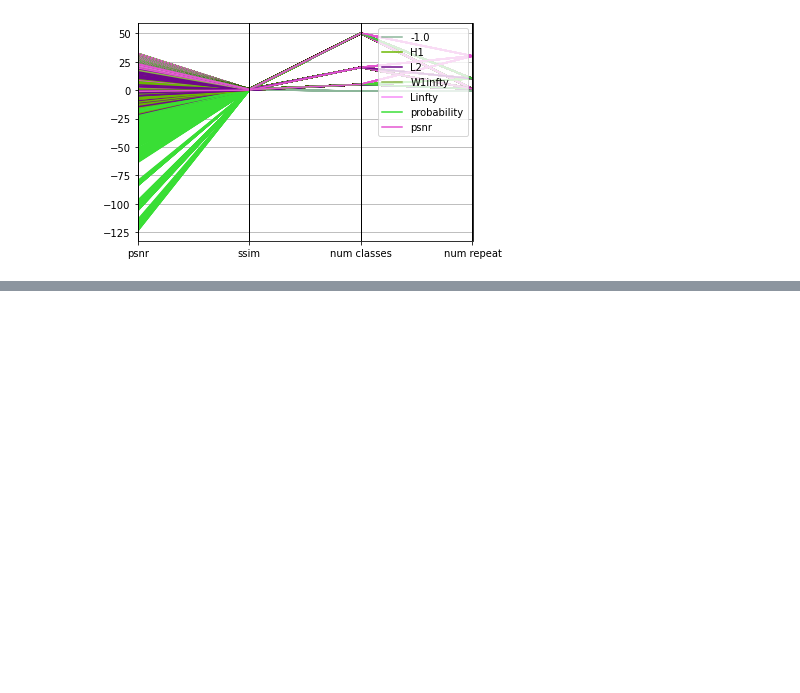
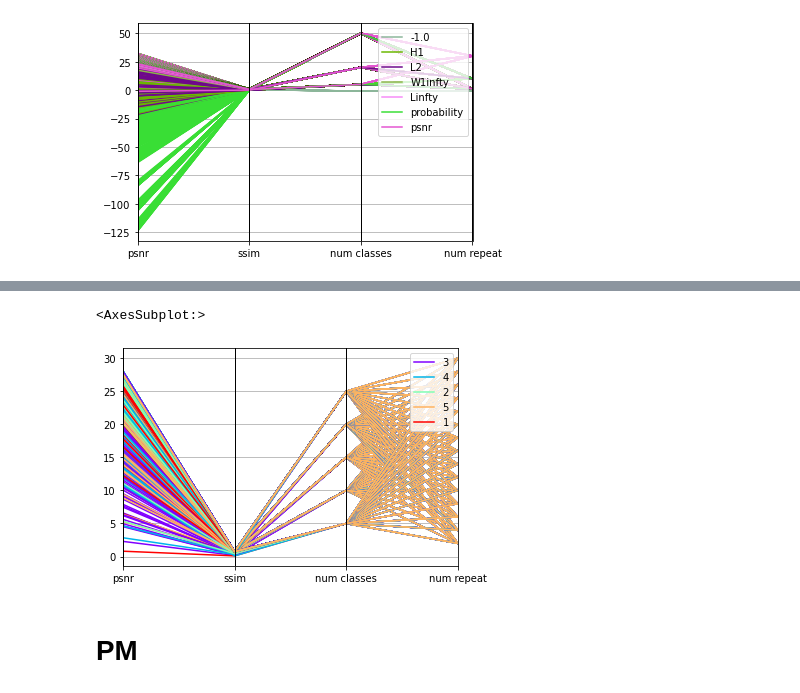
Before and after one commit to erjel/ortega_master_thesis, a Jupyter notebook: 7_apr/general/comparing.ipynb, the cells around one changed output, grey strips where cells are left out. Cells and saved outputs as stored; diff of their text form; code cells hidden in the pictures; blank space fills up the shorter version.

```diff
--- a/7_apr/general/comparing.ipynb
+++ b/7_apr/general/comparing.ipynb
@@ -465,0 +525,14 @@ pd.plotting.parallel_coordinates(
+# %%
+df1 = df[(df['variance']==20)&(df['architecture']=='flux')][['psnr','ssim','num classes','num repeat','degree']]
+to_class = 'degree'
+
+colors = cm.rainbow(np.linspace(0,1,len(np.unique(df1[to_class]))))
+
+pd.plotting.parallel_coordinates(
+    df1, to_class, color=colors
+)
+# %% [output]
+<AxesSubplot:>
+[figure, added]
+# %% [markdown]
+# PM
```
Also changed, not shown: parts of 9 cells of this notebook, 1 other file.
